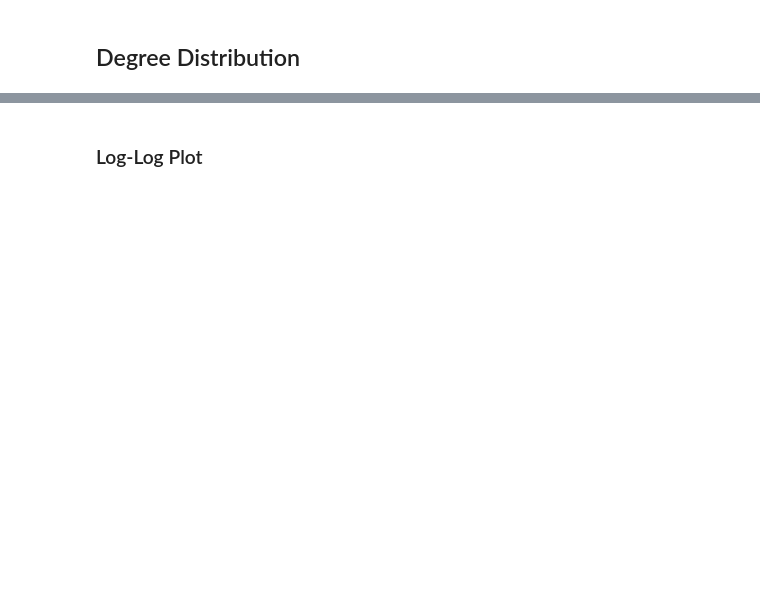
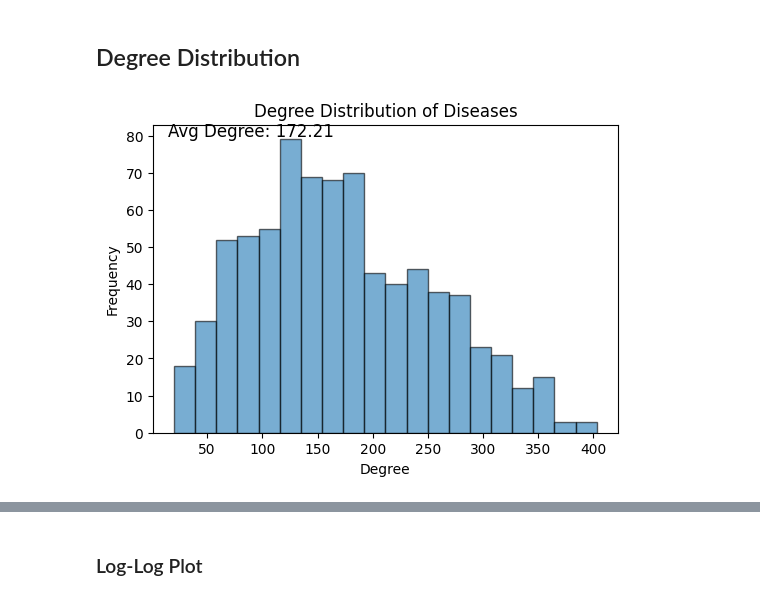
Before and after one commit to ktfr/disease-symptom-network, a Jupyter notebook: notebooks/PreliminarNetworkAnalysis.ipynb, the cells around one changed output, grey strips where cells are left out. Drawn from its saved outputs; the diff is of its cells as text; code cells hidden in the pictures; blank space fills up the shorter version.

```diff
--- a/notebooks/PreliminarNetworkAnalysis.ipynb
+++ b/notebooks/PreliminarNetworkAnalysis.ipynb
@@ -76,9 +115,13 @@ print("Network Density" , nx.density(G))
 degrees = [G.degree(n) for n in G.nodes()]
 average_degree = np.mean(degrees)
 # %%
-# Plot degree distribution
-plt.hist(degrees, bins=20)
+# Plot degree distribution histogram (linear scale)
+plt.figure(figsize=(6, 4))
+plt.hist(degrees, bins=20, alpha=0.6, edgecolor='black')
 plt.xlabel("Degree")
 plt.ylabel("Frequency")
 plt.title("Degree Distribution of Diseases")
+plt.figtext(0.15, 0.85, f'Avg Degree: {average_degree:.2f}', fontsize=12)
 plt.show()
+# %% [output]
+[figure, added]
```
Also changed, not shown: parts of 44 cells of this notebook.
